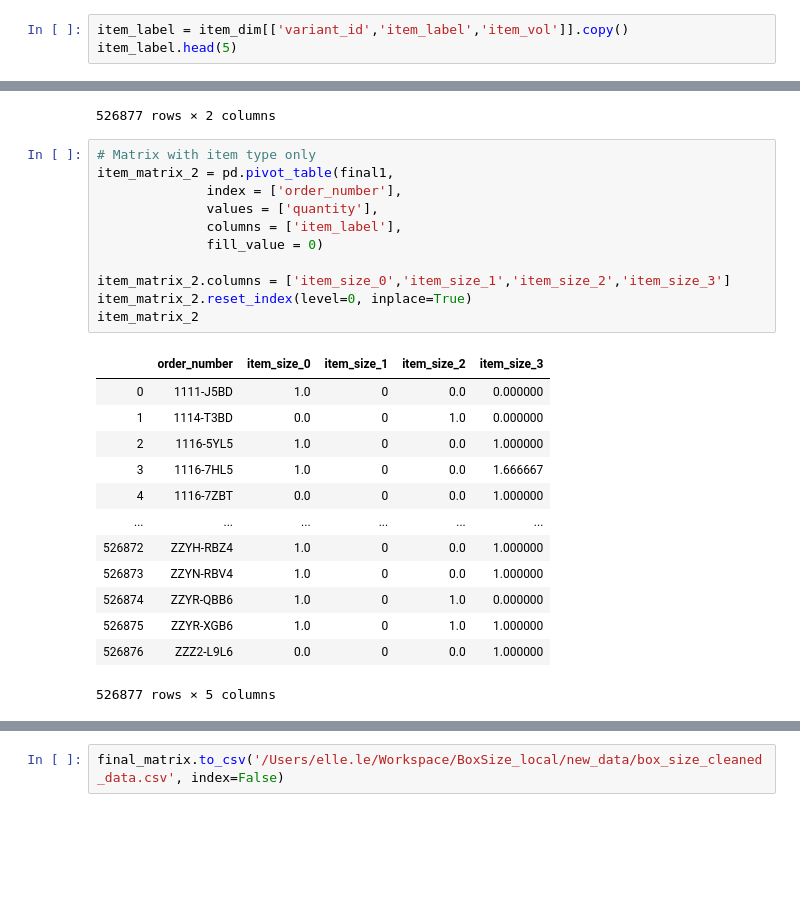
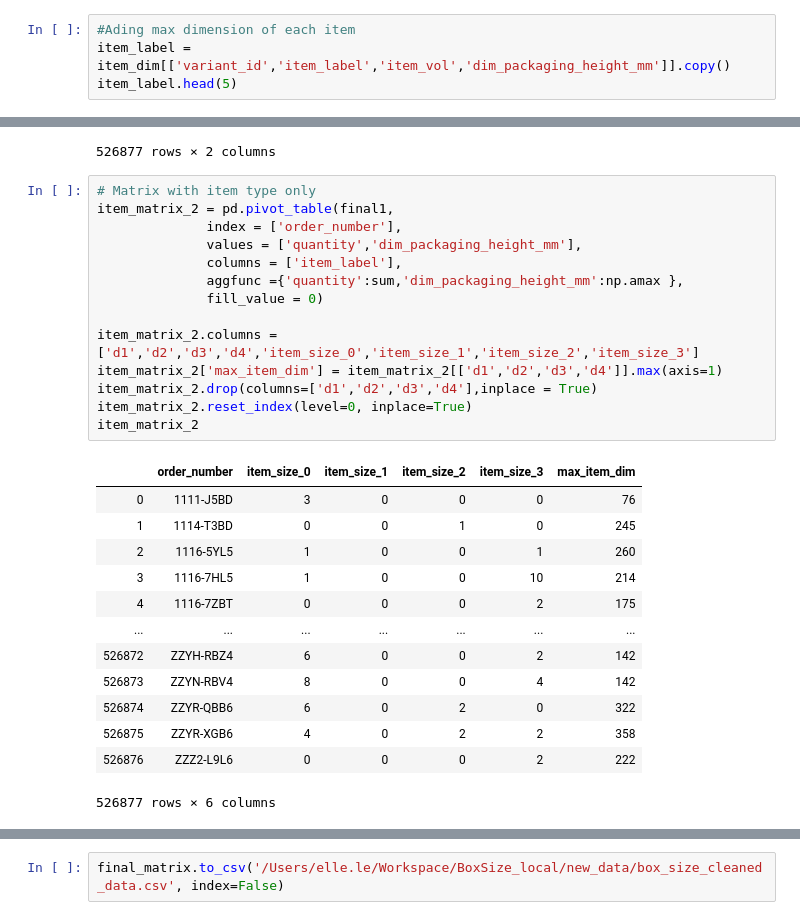
Before and after one commit to elle-ctrl/BoxSize, a Jupyter notebook: Box_size_cleaning_data.ipynb, the cells around one changed output, grey strips where cells are left out. Cells and saved outputs as stored; diff of their text form; blank space fills up the shorter version.

Commit message:
added max dim of items in each order

```diff
--- a/Box_size_cleaning_data.ipynb
+++ b/Box_size_cleaning_data.ipynb
@@ -348,6 +350,7 @@ item_dim['item_label'].value_counts()
 1       1
 Name: item_label, dtype: int64
 # %%
-item_label = item_dim[['variant_id','item_label','item_vol']].copy()
+#Ading max dimension of each item
+item_label = item_dim[['variant_id','item_label','item_vol','dim_packaging_height_mm']].copy()
 item_label.head(5)
 # %% [output]
@@ -448,28 +451,31 @@ item_matrix_1
 # %%
 # Matrix with item type only
 item_matrix_2 = pd.pivot_table(final1,
               index = ['order_number'],
-              values = ['quantity'],
+              values = ['quantity','dim_packaging_height_mm'],
               columns = ['item_label'],
+              aggfunc ={'quantity':sum,'dim_packaging_height_mm':np.amax },
               fill_value = 0)
 
-item_matrix_2.columns = ['item_size_0','item_size_1','item_size_2','item_size_3']
+item_matrix_2.columns = ['d1','d2','d3','d4','item_size_0','item_size_1','item_size_2','item_size_3']
+item_matrix_2['max_item_dim'] = item_matrix_2[['d1','d2','d3','d4']].max(axis=1)
+item_matrix_2.drop(columns=['d1','d2','d3','d4'],inplace = True)
 item_matrix_2.reset_index(level=0, inplace=True)
 item_matrix_2
 # %% [output]
-|  | order_number | item_size_0 | item_size_1 | item_size_2 | item_size_3 |
-| 0 | 1111-J5BD | 1.0 | 0 | 0.0 | 0.000000 |
-| 1 | 1114-T3BD | 0.0 | 0 | 1.0 | 0.000000 |
-| 2 | 1116-5YL5 | 1.0 | 0 | 0.0 | 1.000000 |
-| 3 | 1116-7HL5 | 1.0 | 0 | 0.0 | 1.666667 |
-| 4 | 1116-7ZBT | 0.0 | 0 | 0.0 | 1.000000 |
-| ... | ... | ... | ... | ... | ... |
-| 526872 | ZZYH-RBZ4 | 1.0 | 0 | 0.0 | 1.000000 |
-| 526873 | ZZYN-RBV4 | 1.0 | 0 | 0.0 | 1.000000 |
-| 526874 | ZZYR-QBB6 | 1.0 | 0 | 1.0 | 0.000000 |
-| 526875 | ZZYR-XGB6 | 1.0 | 0 | 1.0 | 1.000000 |
-| 526876 | ZZZ2-L9L6 | 0.0 | 0 | 0.0 | 1.000000 |
+|  | order_number | item_size_0 | item_size_1 | item_size_2 | item_size_3 | max_item_dim |
+| 0 | 1111-J5BD | 3 | 0 | 0 | 0 | 76 |
+| 1 | 1114-T3BD | 0 | 0 | 1 | 0 | 245 |
+| 2 | 1116-5YL5 | 1 | 0 | 0 | 1 | 260 |
+| 3 | 1116-7HL5 | 1 | 0 | 0 | 10 | 214 |
+| 4 | 1116-7ZBT | 0 | 0 | 0 | 2 | 175 |
+| ... | ... | ... | ... | ... | ... | ... |
+| 526872 | ZZYH-RBZ4 | 6 | 0 | 0 | 2 | 142 |
+| 526873 | ZZYN-RBV4 | 8 | 0 | 0 | 4 | 142 |
+| 526874 | ZZYR-QBB6 | 6 | 0 | 2 | 0 | 322 |
+| 526875 | ZZYR-XGB6 | 4 | 0 | 2 | 2 | 358 |
+| 526876 | ZZZ2-L9L6 | 0 | 0 | 0 | 2 | 222 |
-526877 rows × 5 columns
+526877 rows × 6 columns
 # %%
 item_matrix = pd.merge(item_matrix_2,item_matrix_1, how = 'left', on ='order_number')
 item_matrix
```
Also changed, not shown: parts of 11 cells of this notebook, 1 other file.
